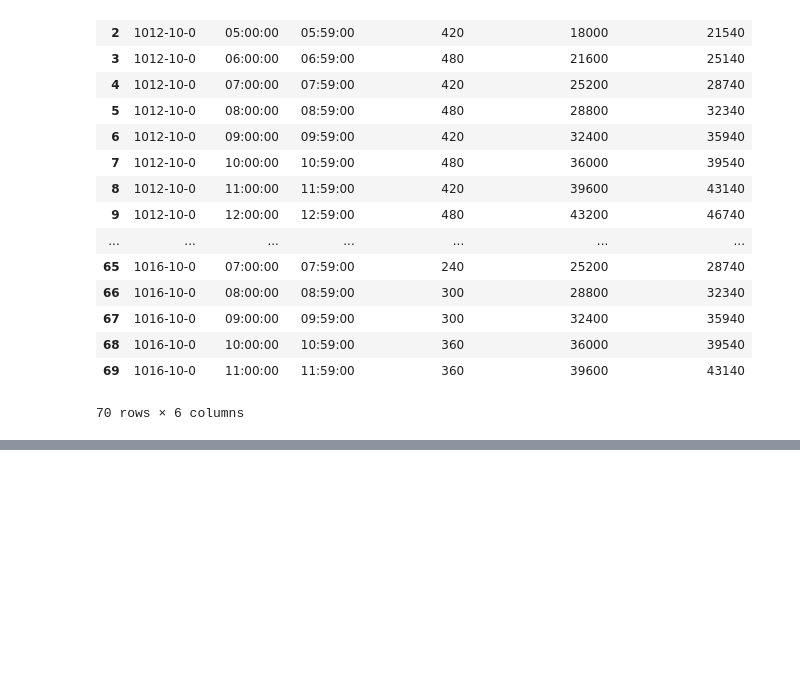
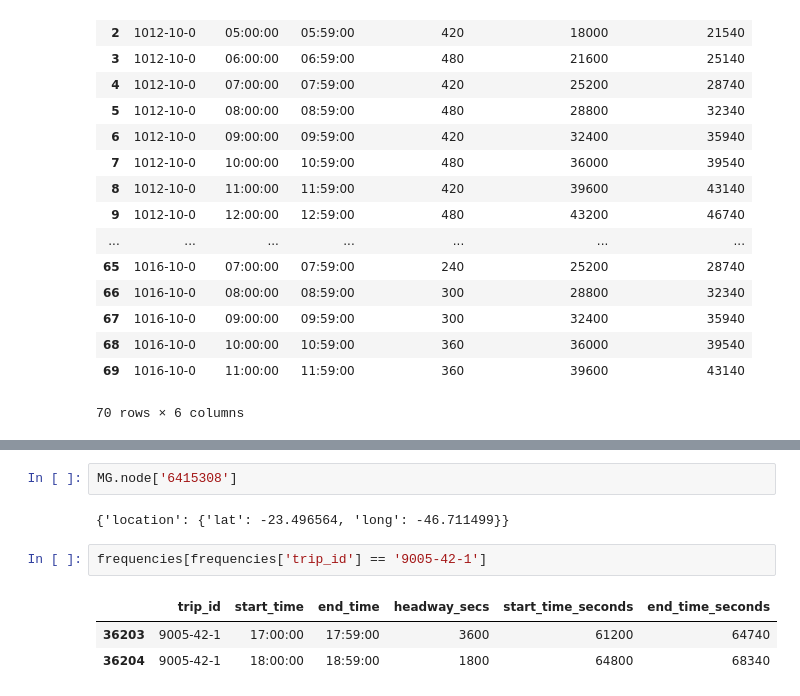
Before and after one commit to JoaoCarabetta/Kairos, a Jupyter notebook: gtfs_to_graph.ipynb, the cells around one changed output, grey strips where cells are left out. Drawn from its saved outputs; the diff is of its cells as text; blank space fills up the shorter version.

```diff
--- a/gtfs_to_graph.ipynb
+++ b/gtfs_to_graph.ipynb
@@ -164,0 +189,10 @@ for i, row in stops_time_first.iterrows():
+# %%
+MG.node['6415308']
+# %% [output]
+{'location': {'lat': -23.496564, 'long': -46.711499}}
+# %%
+frequencies[frequencies['trip_id'] == '9005-42-1']
+# %% [output]
+|  | trip_id | start_time | end_time | headway_secs | start_time_seconds | end_time_seconds |
+| 36203 | 9005-42-1 | 17:00:00 | 17:59:00 | 3600 | 61200 | 64740 |
+| 36204 | 9005-42-1 | 18:00:00 | 18:59:00 | 1800 | 64800 | 68340 |
```
Also changed, not shown: parts of 4 cells of this notebook, 4 other files.
